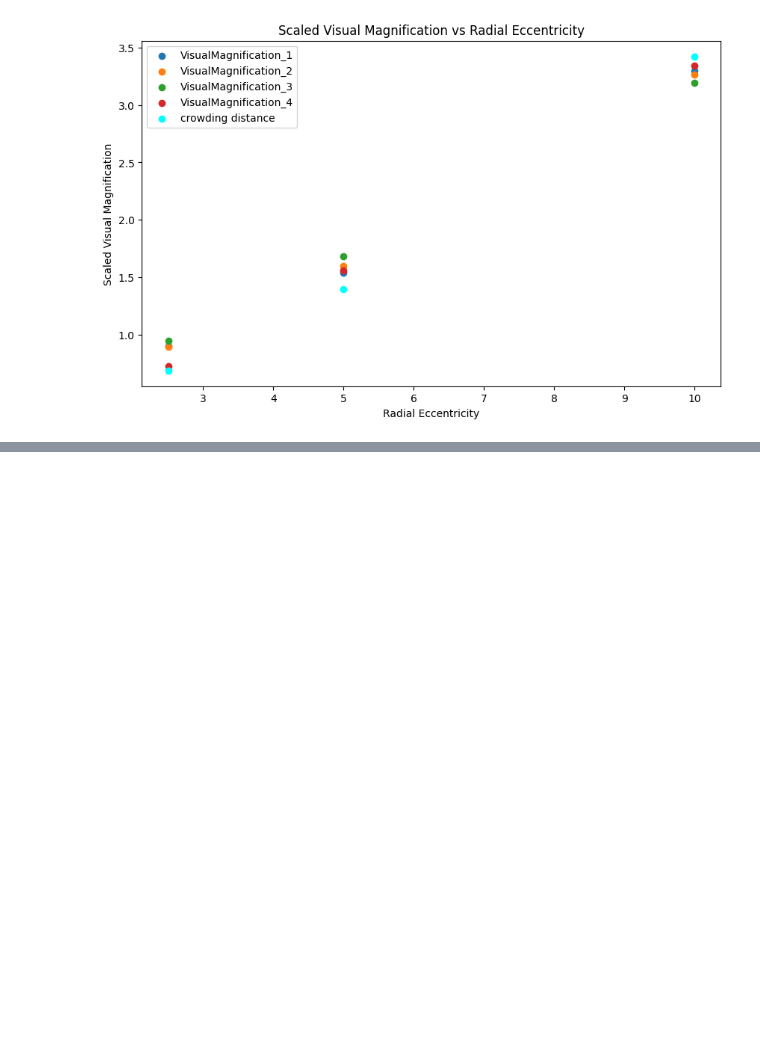
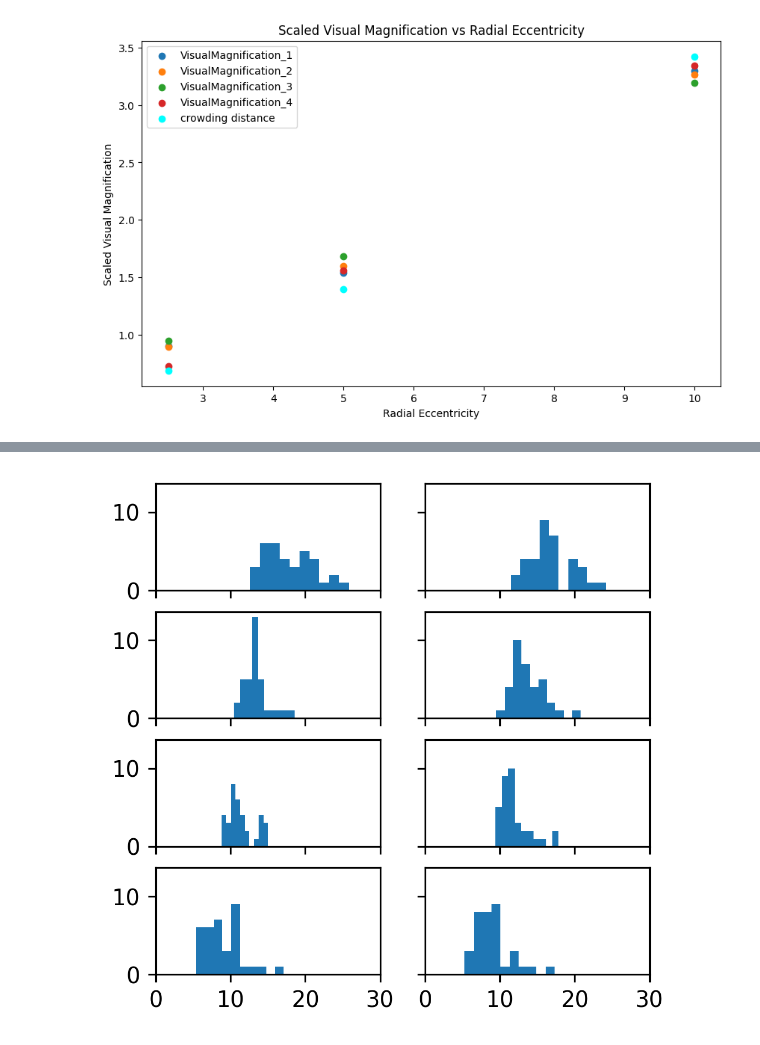
Before and after one commit to noahbenson/cortical-crowding, a Jupyter notebook: notebooks/dev.ipynb, the cells around one changed output, grey strips where cells are left out. Cells and saved outputs as stored; diff of their text form; code cells hidden in the pictures; blank space fills up the shorter version.

```diff
--- a/notebooks/dev.ipynb
+++ b/notebooks/dev.ipynb
@@ -569,0 +719,18 @@ plt.show()
+# %%
+df = dict(sid=[], h=[], label=[], a=[], b=[], loss=[])
+for sid in sids:
+    print(sid)
+    for h in ['lh','rh']:
+        for lbl in [1,2,3,4]:
+            try:
+                r = fit_cumarea(sid, h, lbl)
+            except Exception as e:
+                print(f"  - Skipping: {type(e)}")
+                continue
+            df['sid'].append(sid)
+            df['h'].append(h)
+            df['label'].append(lbl)
+            df['a'].append(r.x[0])
+            df['b'].append(r.x[1])
+            df['loss'].append(r.fun)
+HH91_params = pd.DataFrame(df)
@@ -569,0 +771,12 @@ plt.show()
+# %%
+df = HH91_params
+(fig,axs) = plt.subplots(4,2, figsize=(4,4), dpi=288, sharex=True, sharey=True)
+for (lbl,axrow) in zip([1,2,3,4], axs):
+    df1 = df[df['label'] == lbl]
+    for (h,ax) in zip(['lh','rh'], axrow):
+        df2 = df1[df1['h'] == h]
+        q = df2['a'].values
+        ax.hist(q)
+        ax.set_xlim([0,30])
+# %% [output]
+[figure, added]
```
Also changed, not shown: parts of 21 cells of this notebook, 2 other files.
